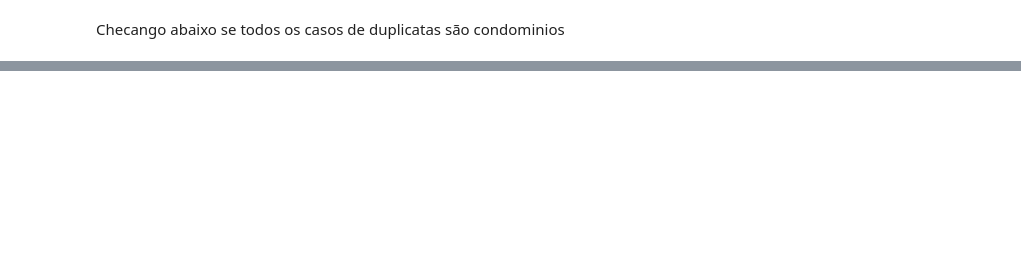
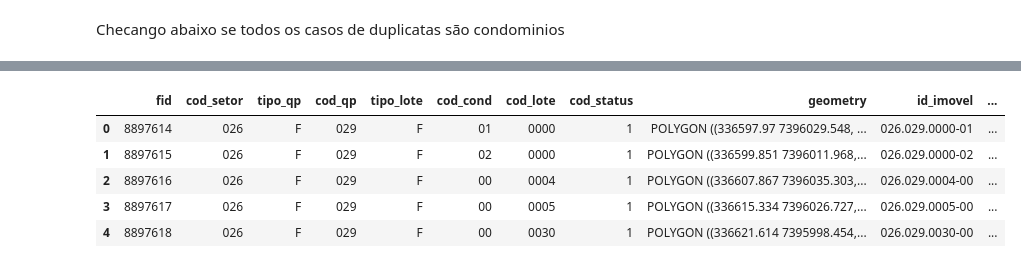
Before and after one commit to h-pgy/zoneamento_lotes_pmsp, a Jupyter notebook: 04_solicitacao_equipe_dimap1.ipynb, the cells around one changed output, grey strips where cells are left out. Saved outputs shown, nothing was run; the diff lists cells and outputs as text; code cells hidden in the pictures; blank space fills up the shorter version.

```diff
--- a/04_solicitacao_equipe_dimap1.ipynb
+++ b/04_solicitacao_equipe_dimap1.ipynb
@@ -276,0 +613,4 @@ del ids_duplicados
+# %%
+tipos_uso_por_imovel['total_usos_por_imovel'] = tipos_uso_por_imovel.groupby('id_imovel')['count'].transform('sum')
+tipos_uso_por_imovel['proporcao'] = tipos_uso_por_imovel['count'] / tipos_uso_por_imovel['total_usos_por_imovel']
+tipos_uso_por_imovel['proporcao'] = tipos_uso_por_imovel['proporcao'].round(2)
@@ -276,0 +626,4 @@ del ids_duplicados
+# %%
+tipos_uso_por_imovel.sort_values(by=['id_imovel', 'proporcao'], ascending=[True, False], inplace=True)
+tipos_uso_por_imovel.drop_duplicates(subset=['id_imovel'], keep='first', inplace=True)
+tipos_uso_por_imovel.head()
@@ -276,0 +637,3 @@ del ids_duplicados
+# %%
+tipos_uso_por_imovel = tipos_uso_por_imovel[['id_imovel', 'tp_uso_imovel', 'proporcao']]
+tipos_uso_por_imovel.rename({'tp_uso_imovel':'tp_uso_prevalente_unidade', 'proporcao':'tp_uso_prevalente_proporcao_por_unidade'}, axis=1, inplace=True)
@@ -276,0 +649,11 @@ del ids_duplicados
+# %%
+dados_finais = pd.merge(dados_finais, tipos_uso_por_imovel, on='id_imovel', how='left')
+# %%
+dados_finais.head()
+# %% [output]
+|  | fid | cod_setor | tipo_qp | cod_qp | tipo_lote | cod_cond | cod_lote | cod_status | geometry | id_imovel | ... |
+| 0 | 8897614 | 026 | F | 029 | F | 01 | 0000 | 1 | POLYGON ((336597.97 7396029.548, ... | 026.029.0000-01 | ... |
+| 1 | 8897615 | 026 | F | 029 | F | 02 | 0000 | 1 | POLYGON ((336599.851 7396011.968,... | 026.029.0000-02 | ... |
+| 2 | 8897616 | 026 | F | 029 | F | 00 | 0004 | 1 | POLYGON ((336607.867 7396035.303,... | 026.029.0004-00 | ... |
+| 3 | 8897617 | 026 | F | 029 | F | 00 | 0005 | 1 | POLYGON ((336615.334 7396026.727,... | 026.029.0005-00 | ... |
+| 4 | 8897618 | 026 | F | 029 | F | 00 | 0030 | 1 | POLYGON ((336621.614 7395998.454,... | 026.029.0030-00 | ... |
```
Also changed, not shown: parts of 141 cells of this notebook, 1 other file.
